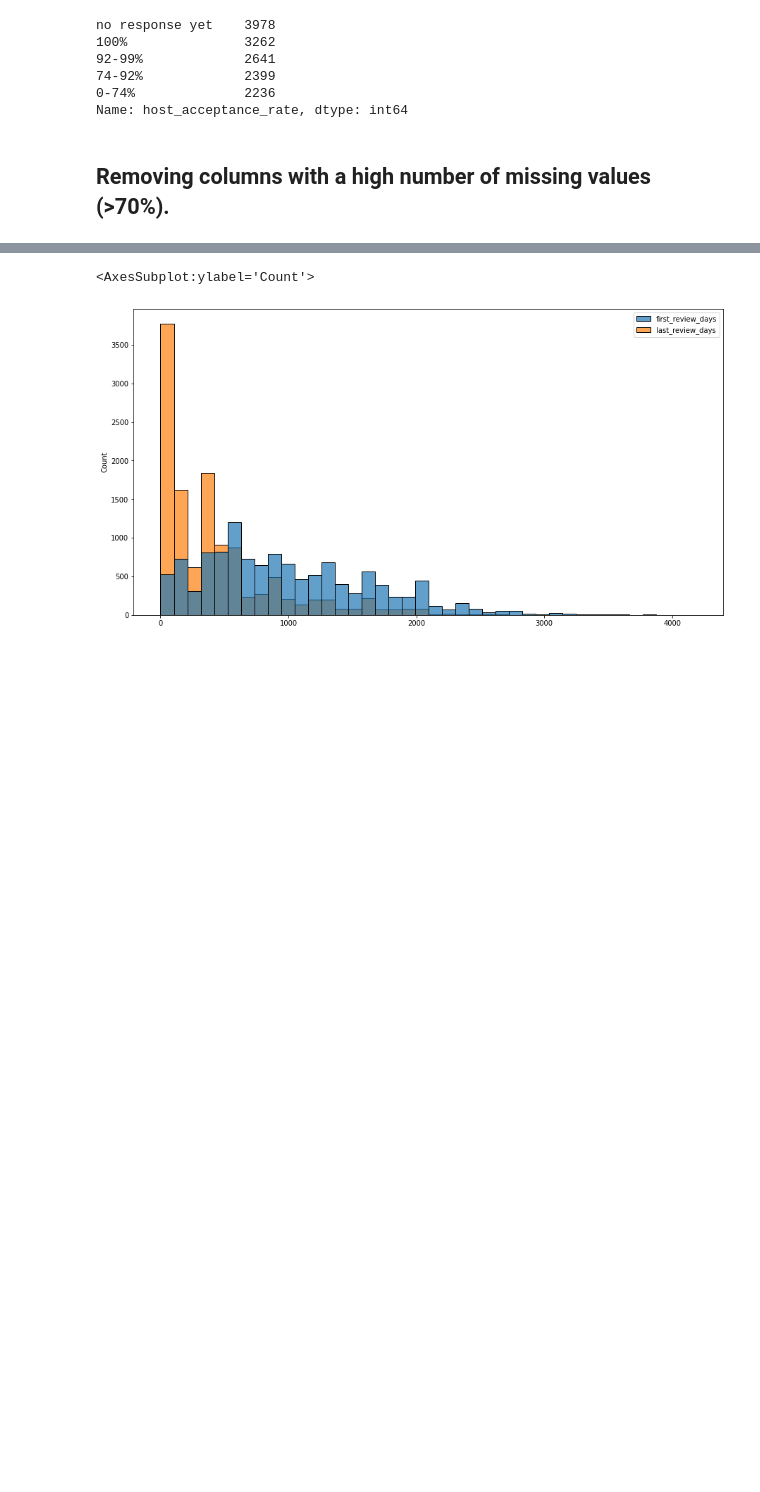
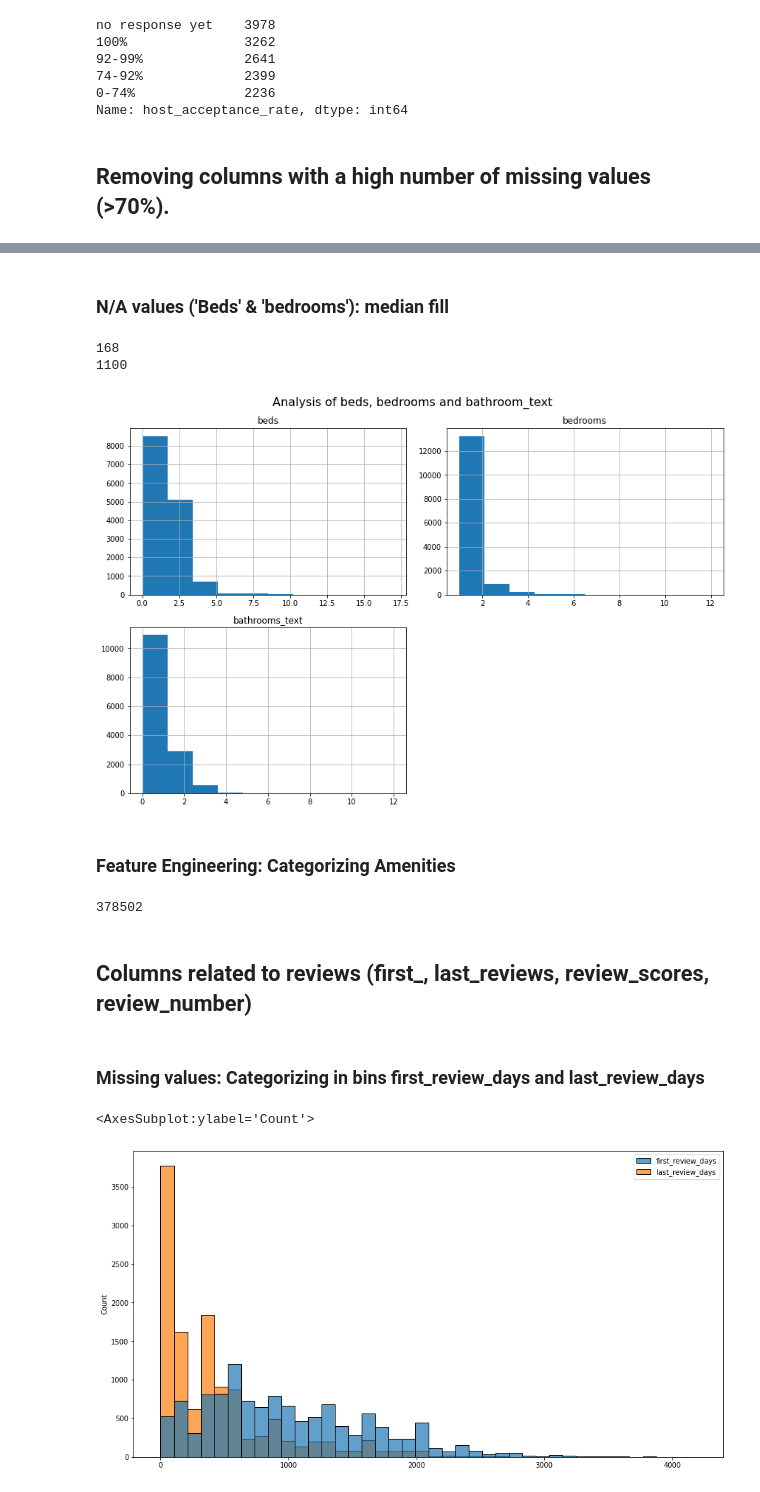
Before and after one commit to josmarcristello/Airbnb-Toronto-Analysis, a Jupyter notebook: 1-source/analysis.ipynb, the cells around one changed output, grey strips where cells are left out. Saved outputs shown, nothing was run; the diff lists cells and outputs as text; code cells hidden in the pictures; blank space fills up the shorter version.

```diff
--- a/1-source/analysis.ipynb
+++ b/1-source/analysis.ipynb
@@ -635,0 +559,55 @@ df.drop(["amenities"], axis=1, inplace=True)
+# %% [markdown]
+### N/A values ('Beds' & 'bedrooms'): median fill
+# %%
+print(df['beds'].isna().sum()) #168
+print(df['bedrooms'].isna().sum()) #1100
+
+df['beds'].fillna(df['beds'].median(), inplace=True)
+df['bedrooms'].fillna(df['bedrooms'].median(), inplace=True)
+# %% [output]
+168
+1100
+# %%
+# Checking data distribution of the previous columns
+processed_columns = ['beds', 'bedrooms', 'bathrooms_text']
+sub_title = "Analysis of beds, bedrooms and bathroom_text"
+
+fig = plt.figure(figsize=(12,8))
+for i, var_name in enumerate(processed_columns):
+    fig.suptitle(sub_title, fontsize=16)
+    ax = fig.add_subplot(2,2,i+1)
+    df[var_name].hist(ax=ax)
+    ax.set_title(var_name)
+fig.tight_layout()
+plt.show()
+
+#fig.savefig(final_figures+"Imoveis.jpeg",format='jpeg', dpi=300)
+# %% [output]
+[figure, added]
+# %% [markdown]
+### Feature Engineering: Categorizing Amenities
+# %%
+# To deal with amenities, we will need to process the text which starts as big lists ['Amenity A', 'Amenity B', 'Amenity C']
+
+# Creating a list that contains all amenities
+amenities_list = " ".join(list(df.amenities))
+amenities_list = amenities_list.replace('{', '').replace('}', ',')
+amenities_list = amenities_list.replace('[', '').replace(']', ',')
+amenities_list = amenities_list.replace('"', '')
+
+# Fixing a few text importing issues / artifacts.
+# For example: \u2019s means ' (e.g. "Children\u2019s dinnerware" → "Children's dinnerware").
+# \u2019n means /.
+# \ means inches (e.g. 12 \ TV → 12 inches TV).
+amenities_list = amenities_list.replace('\\u2019s', '`')
+amenities_list = amenities_list.replace('\\u2019n', '/')
+amenities_list = amenities_list.replace('\\', ' inches')
+#print(amenities_list).
+
+# Finally, we will split and categorize by frequency. We will then,
+# only keep the first 44 amenities (at least 2200 cases)
+my_list = amenities_list.split(", ")
+print(len(my_list)) #378.502 amenities on total
+#Counter(my_list).most_common()[0:43]
+# %% [output]
+378502
@@ -636,3 +629,7 @@ df.drop(["amenities"], axis=1, inplace=True)
+# %% [markdown]
+## Columns related to reviews (first_, last_reviews, review_scores, review_number)
+# %% [markdown]
+### Missing values: Categorizing in bins first_review_days and last_review_days
 # %%
 plt.figure(figsize=(15,8))
 sns.histplot([df["first_review_days"],df["last_review_days"]], multiple='dodge', alpha=0.7, bins=40)
```
Also changed, not shown: parts of 164 cells of this notebook, 9 other files.
